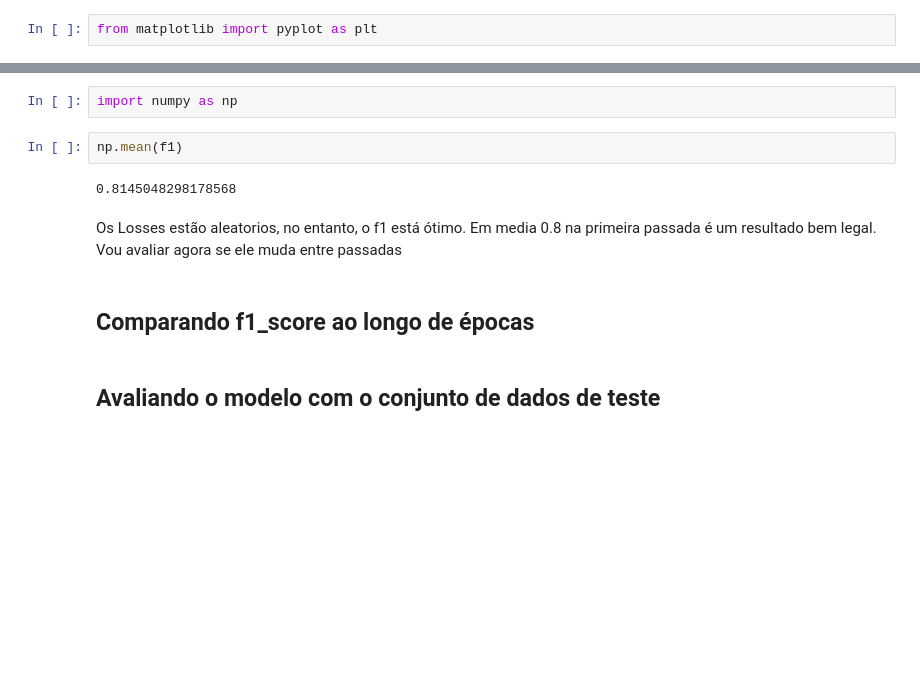
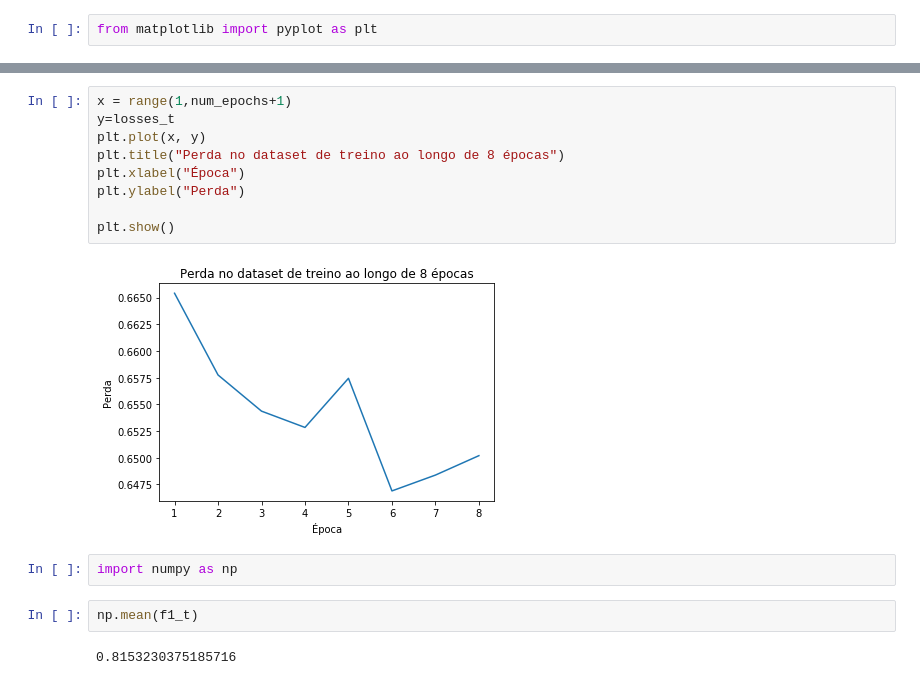
Before and after one commit to caiotda/MAC0499, a Jupyter notebook: model/client.ipynb, the cells around one changed output, grey strips where cells are left out. Drawn from its saved outputs; the diff is of its cells as text; blank space fills up the shorter version.

```diff
--- a/model/client.ipynb
+++ b/model/client.ipynb
@@ -100,12 +123,17 @@ plt.plot(f1)
+# %%
+x = range(1,num_epochs+1)
+y=losses_t
+plt.plot(x, y)
+plt.title("Perda no dataset de treino ao longo de 8 épocas")
+plt.xlabel("Época")
+plt.ylabel("Perda")
+
+plt.show()
+# %% [output]
+[figure, added]
 # %%
 import numpy as np
 # %%
-np.mean(f1)
+np.mean(f1_t)
 # %% [output]
-0.8145048298178568
+0.8153230375185716
-# %% [markdown]
-Os Losses estão aleatorios, no entanto, o f1 está ótimo. Em media 0.8 na primeira passada é um resultado bem legal. Vou avaliar agora se ele muda entre passadas
-# %% [markdown]
-## Comparando f1_score ao longo de épocas
-# %% [markdown]
-## Avaliando o modelo com o conjunto de dados de teste
```
Also changed, not shown: parts of 21 cells of this notebook.
